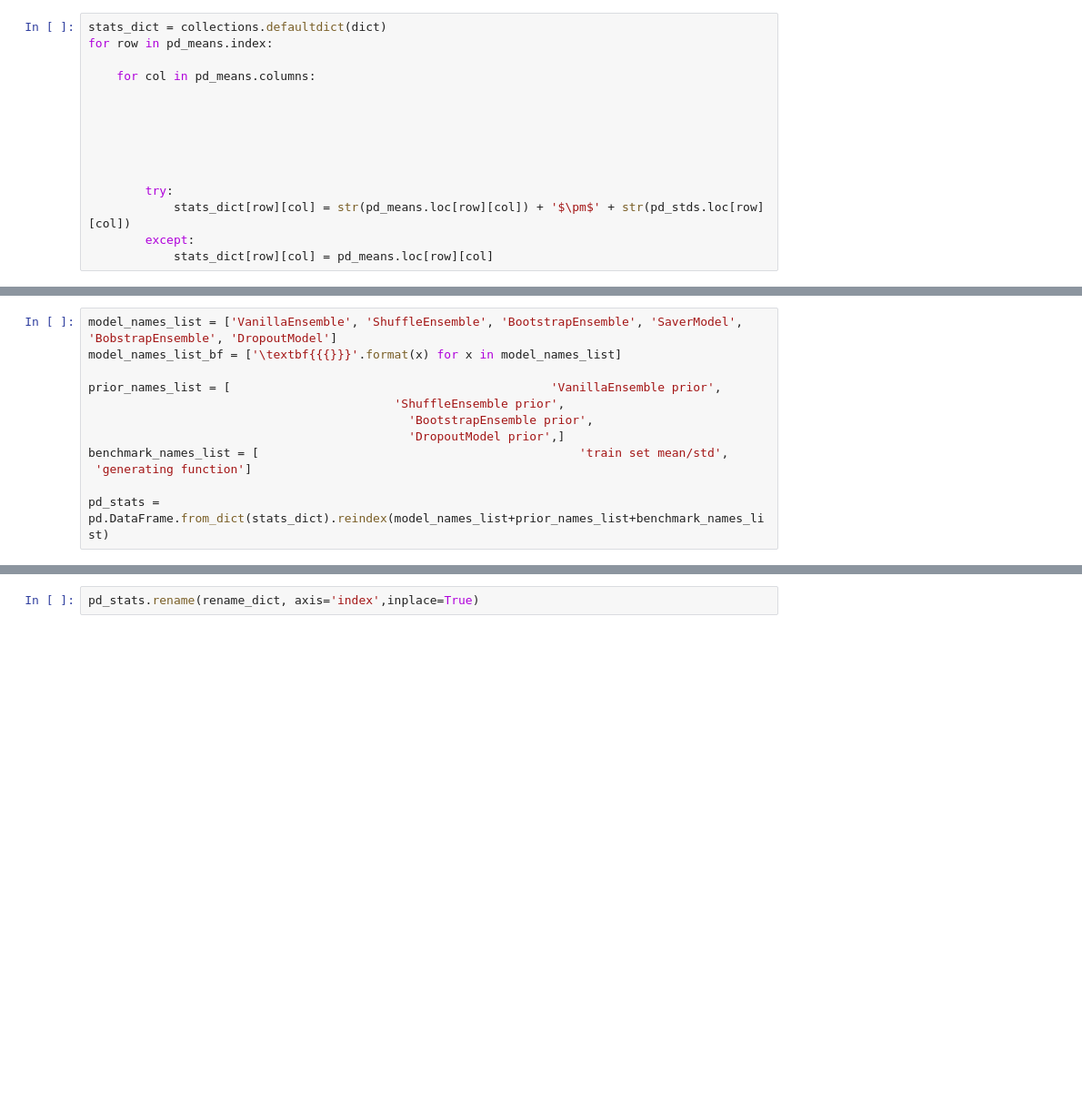
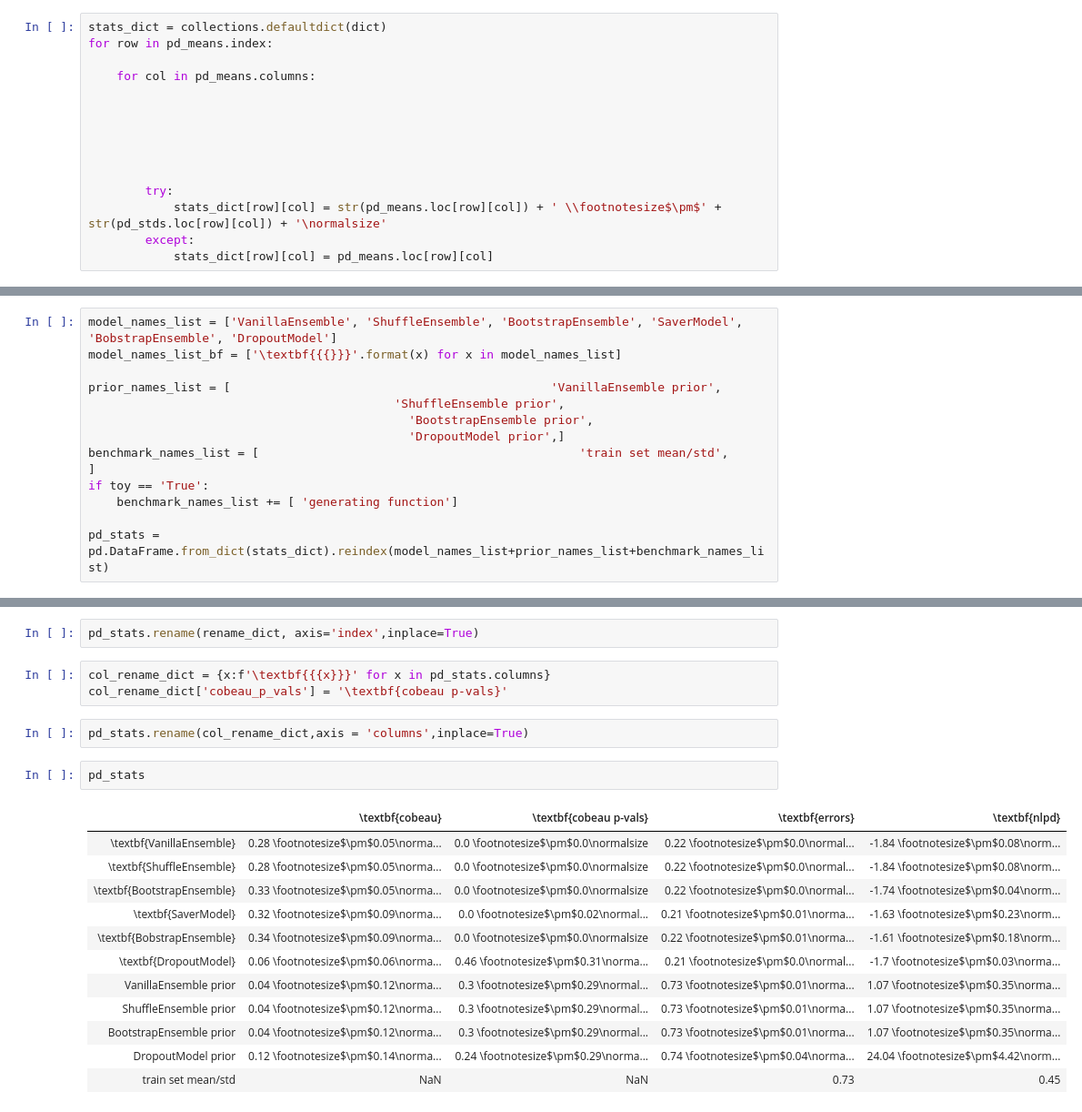
Before and after one commit to wooohoooo/uncertainty_regression_pytorch, a Jupyter notebook: models/analysis.ipynb, the cells around one changed output, grey strips where cells are left out. Shown at 91% size. Cells and saved outputs as stored; diff of their text form; blank space fills up the shorter version.

```diff
--- a/models/analysis.ipynb
+++ b/models/analysis.ipynb
@@ -441,7 +342,7 @@ for row in pd_means.index:
 
 
         try:
-            stats_dict[row][col] = str(pd_means.loc[row][col]) + '$\pm$' + str(pd_stds.loc[row][col])
+            stats_dict[row][col] = str(pd_means.loc[row][col]) + ' \\footnotesize$\pm$' + str(pd_stds.loc[row][col]) + '\normalsize'
         except:
             stats_dict[row][col] = pd_means.loc[row][col]
 # %%
@@ -468,7 +368,9 @@ prior_names_list = [                                             'VanillaEnsembl
                                              'BootstrapEnsemble prior',
                                              'DropoutModel prior',]
 benchmark_names_list = [                                             'train set mean/std',
- 'generating function']
+]
+if toy == 'True':
+    benchmark_names_list += [ 'generating function']
 
 pd_stats = pd.DataFrame.from_dict(stats_dict).reindex(model_names_list+prior_names_list+benchmark_names_list)
 # %%
@@ -515,2 +415,22 @@ rename_dict
 # %%
 pd_stats.rename(rename_dict, axis='index',inplace=True)
+# %%
+col_rename_dict = {x:f'\textbf{{{x}}}' for x in pd_stats.columns}
+col_rename_dict['cobeau_p_vals'] = '\textbf{cobeau p-vals}'
+# %%
+pd_stats.rename(col_rename_dict,axis = 'columns',inplace=True)
+# %%
+pd_stats
+# %% [output]
+|  | \textbf{cobeau} | \textbf{cobeau p-vals} | \textbf{errors} | \textbf{nlpd} |
+| \textbf{VanillaEnsemble} | 0.28 \footnotesize$\pm$0.05\norma... | 0.0 \footnotesize$\pm$0.0\normalsize | 0.22 \footnotesize$\pm$0.0\normal... | -1.84 \footnotesize$\pm$0.08\norm... |
+| \textbf{ShuffleEnsemble} | 0.28 \footnotesize$\pm$0.05\norma... | 0.0 \footnotesize$\pm$0.0\normalsize | 0.22 \footnotesize$\pm$0.0\normal... | -1.84 \footnotesize$\pm$0.08\norm... |
+| \textbf{BootstrapEnsemble} | 0.33 \footnotesize$\pm$0.05\norma... | 0.0 \footnotesize$\pm$0.0\normalsize | 0.22 \footnotesize$\pm$0.0\normal... | -1.74 \footnotesize$\pm$0.04\norm... |
+| \textbf{SaverModel} | 0.32 \footnotesize$\pm$0.09\norma... | 0.0 \footnotesize$\pm$0.02\normal... | 0.21 \footnotesize$\pm$0.01\norma... | -1.63 \footnotesize$\pm$0.23\norm... |
+| \textbf{BobstrapEnsemble} | 0.34 \footnotesize$\pm$0.09\norma... | 0.0 \footnotesize$\pm$0.0\normalsize | 0.22 \footnotesize$\pm$0.01\norma... | -1.61 \footnotesize$\pm$0.18\norm... |
+| \textbf{DropoutModel} | 0.06 \footnotesize$\pm$0.06\norma... | 0.46 \footnotesize$\pm$0.31\norma... | 0.21 \footnotesize$\pm$0.0\normal... | -1.7 \footnotesize$\pm$0.03\norma... |
+| VanillaEnsemble prior | 0.04 \footnotesize$\pm$0.12\norma... | 0.3 \footnotesize$\pm$0.29\normal... | 0.73 \footnotesize$\pm$0.01\norma... | 1.07 \footnotesize$\pm$0.35\norma... |
+| ShuffleEnsemble prior | 0.04 \footnotesize$\pm$0.12\norma... | 0.3 \footnotesize$\pm$0.29\normal... | 0.73 \footnotesize$\pm$0.01\norma... | 1.07 \footnotesize$\pm$0.35\norma... |
+| BootstrapEnsemble prior | 0.04 \footnotesize$\pm$0.12\norma... | 0.3 \footnotesize$\pm$0.29\normal... | 0.73 \footnotesize$\pm$0.01\norma... | 1.07 \footnotesize$\pm$0.35\norma... |
+| DropoutModel prior | 0.12 \footnotesize$\pm$0.14\norma... | 0.24 \footnotesize$\pm$0.29\norma... | 0.74 \footnotesize$\pm$0.04\norma... | 24.04 \footnotesize$\pm$4.42\norm... |
+| train set mean/std | NaN | NaN | 0.73 | 0.45 |
```
Also changed, not shown: parts of 29 cells of this notebook, 8 other files.
